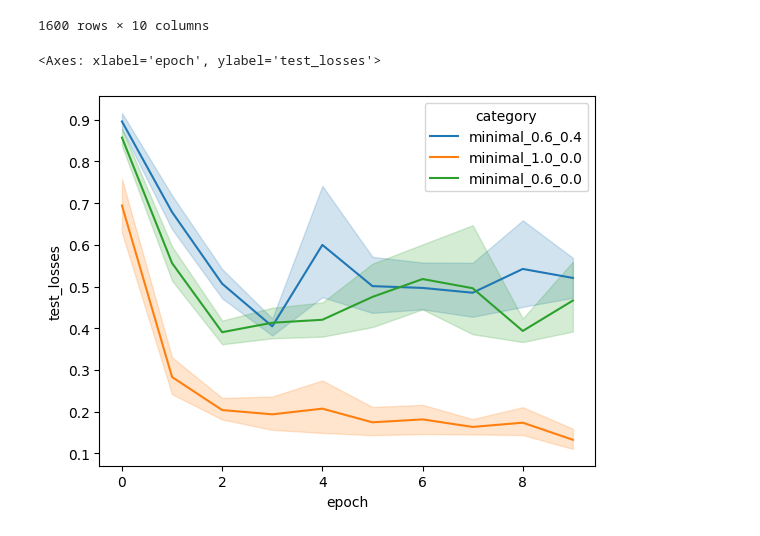
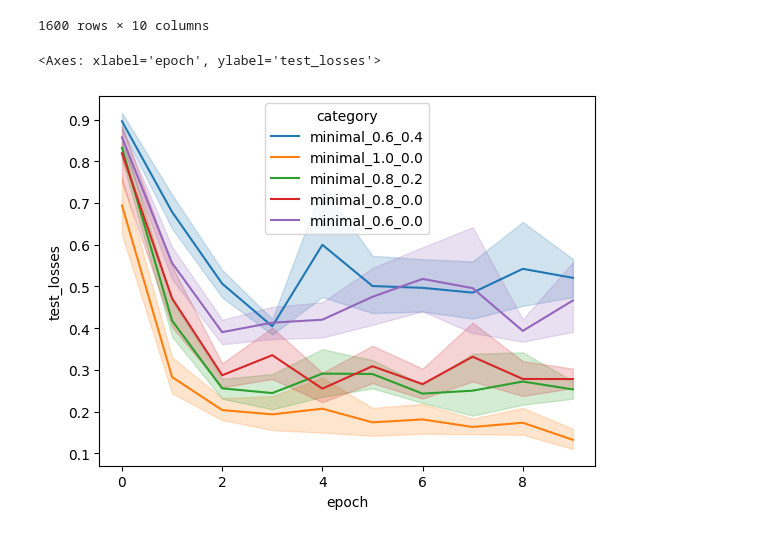
Before and after one commit to dan-kwon/MAS-thesis, a Jupyter notebook: notebooks/analysis_resnet.ipynb, the cells around one changed output. Cells and saved outputs as stored; diff of their text form; code cells hidden in the pictures.

```diff
--- a/notebooks/analysis_resnet.ipynb
+++ b/notebooks/analysis_resnet.ipynb
@@ -28,15 +28,17 @@ df_results
 # %%
 sns.lineplot(
     data=df_results[df_results['category'].isin(
         [
             'minimal_1.0_0.0',
             'minimal_0.6_0.4',
-            'minimal_0.6_0.0'
+            'minimal_0.6_0.0',
+            'minimal_0.8_0.2',
+            'minimal_0.8_0.0'
         ])],
     x='epoch',
     y='test_losses',
     hue='category'
 )
 # %% [output]
 <Axes: xlabel='epoch', ylabel='test_losses'>
-[figure, old version]
+[figure, new version]
```
Also changed, not shown: 1 other file.
